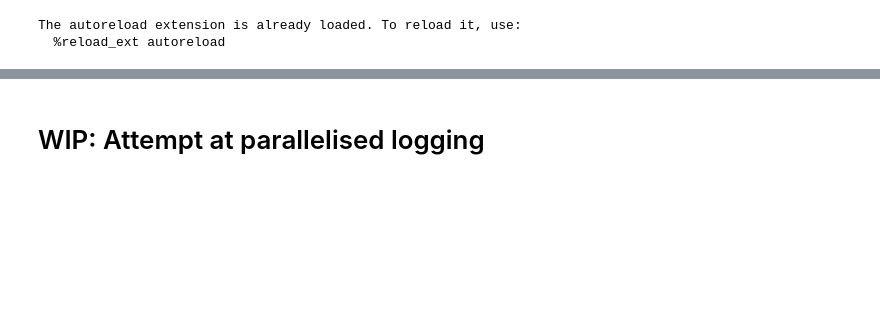
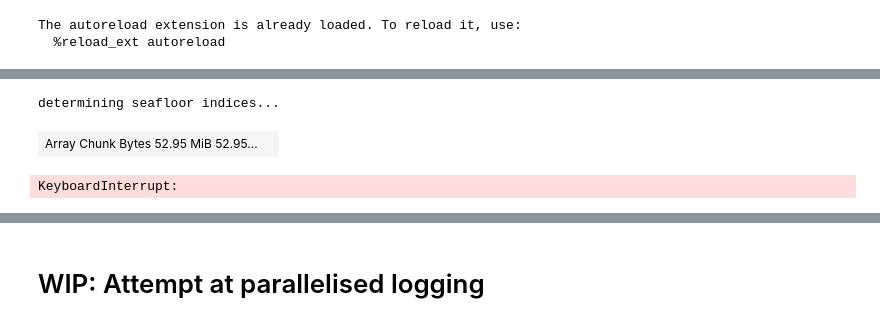
Before and after one commit to orlando-code/cmipper, a Jupyter notebook: test.ipynb, the cells around one changed output, grey strips where cells are left out. Drawn from its saved outputs; the diff is of its cells as text; code cells hidden in the pictures; blank space fills up the shorter version.

```diff
--- a/test.ipynb
+++ b/test.ipynb
@@ -10,0 +86,34 @@ The autoreload extension is already loaded. To reload it, use:
+# %%
+def gen_seafloor_indices(xa_da: xa.DataArray, dim: str = "lev"):
+    """Generate indices of seafloor values for a given variable in an xarray dataset.
+
+    Args:
+        xa_d (xa.Dataset): xarray dataset containing variable of interest
+        var (str): name of variable of interest
+        dim (str, optional): dimension along which to search for seafloor values. Defaults to "lev".
+
+    Returns:
+        indices_array (np.ndarray): array of indices of seafloor values for given variable
+    """
+    print("\ndetermining seafloor indices... ", flush=True)
+    nans = np.isnan(xa_da).sum(dim=dim)  # separate out
+    indices_array = -(nans.values) - 1
+    indices_array[indices_array == -(len(xa_da[dim].values) + 1)] = -1
+    return indices_array
+
+
+def seafloor_inds(da):
+    seafloor_indices = gen_seafloor_indices(da.isel(time=0))
+    proj_seafloor_indices = np.broadcast_to(
+                seafloor_indices,
+                (
+                    len(da.time),
+                    len(da.j),
+                    len(da.i),
+                ),  # these variable names may differ by model
+            )
+    return proj_seafloor_indices
+
+seafloor_indices = seafloor_inds(combined.isel(time=slice(0,4)))
+# %% [output]
+determining seafloor indices...
@@ -10,0 +122,28 @@ The autoreload extension is already loaded. To reload it, use:
+# %%
+lev_indices_da = da.from_array(seafloor_indices)
+lev_indices_da
+# %% [output]
+| Array Chunk Bytes 52.95 MiB 52.95... |  |
+# %%
+from tqdm.auto import tqdm
+# Extract the lev dimension size
+lev_dim_size = len(combined.lev)
+
+# Create a function to perform the extraction
+def extract_lev_indexed(data, lev_indices, lev_dim_size):
+    # Create an array of the same shape as lev_indices with an extra dimension for lev
+    expanded_lev_indices = da.zeros((lev_dim_size, *lev_indices.shape), dtype=int)
+    for lev in tqdm(range(lev_dim_size)):
+        expanded_lev_indices[lev, ...] = (lev_indices == lev).astype(int)
+
+    # Convert expanded_lev_indices to a DataArray
+    expanded_lev_indices = xa.DataArray(expanded_lev_indices, dims=['lev', 'time', 'j', 'i'])
+
+    # Perform the selection using where
+    extracted_data = data.where(expanded_lev_indices, drop=True).sum('lev')
+
+    return extracted_data
+
+indexed_data = extract_lev_indexed(combined.isel(time=slice(0,4)), lev_indices_da, lev_dim_size)
+# %% [output]
+KeyboardInterrupt:
```
Also changed, not shown: parts of 65 cells of this notebook.
